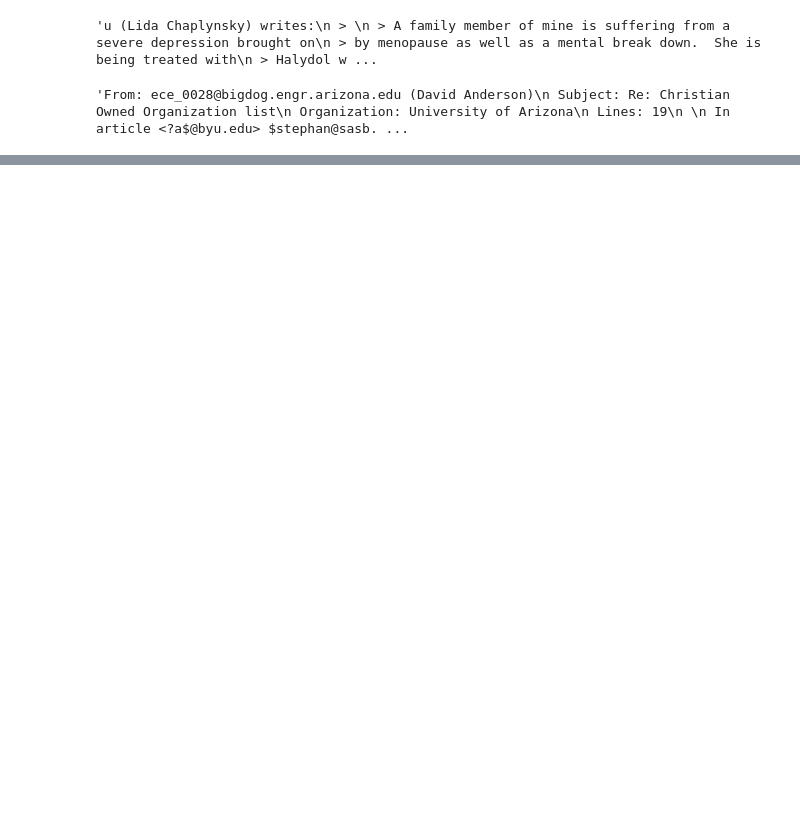
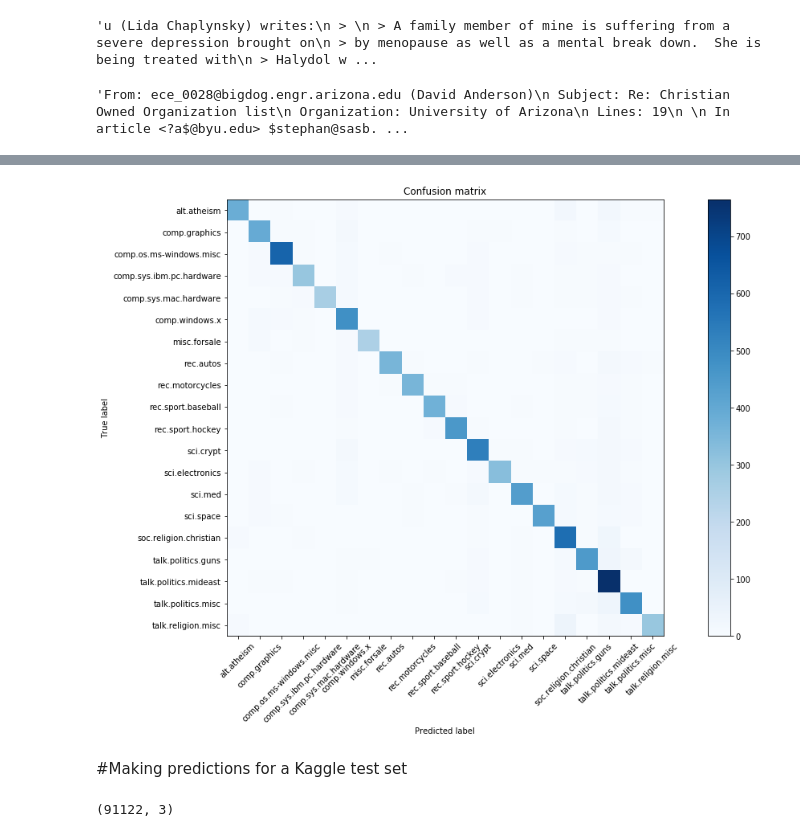
Before and after one commit to vyhuholl/ciphertext_multiclass_classification, a Jupyter notebook: 20_newsgroups_ciphertext.ipynb, the cells around one changed output, grey strips where cells are left out. Cells and saved outputs as stored; diff of their text form; code cells hidden in the pictures; blank space fills up the shorter version.

```diff
--- a/20_newsgroups_ciphertext.ipynb
+++ b/20_newsgroups_ciphertext.ipynb
@@ -219,0 +317,3 @@ f1_score(y_pred, y_test, average='macro')
+# %%
+X_train_encrypt, X_test_encrypt, y_train_encrypt, y_test_encrypt = train_test_split(df_encrypt['ciphertext'], df_encrypt['target'])
+pipeline_encrypt.fit(X_train_encrypt, y_train_encrypt)
@@ -219,0 +369,24 @@ f1_score(y_pred, y_test, average='macro')
+# %%
+target_names = ['alt.atheism', \
+                'comp.graphics', \
+                'comp.os.ms-windows.misc', \
+                'comp.sys.ibm.pc.hardware', \
+                'comp.sys.mac.hardware',
+                'comp.windows.x',
+                'misc.forsale',
+                'rec.autos',
+                'rec.motorcycles',
+                'rec.sport.baseball',
+                'rec.sport.hockey',
+                'sci.crypt',
+                'sci.electronics',
+                'sci.med',
+                'sci.space',
+                'soc.religion.christian',
+                'talk.politics.guns',
+                'talk.politics.mideast',
+                'talk.politics.misc',
+                'talk.religion.misc']
+# %%
+y_test = [target_names[i] for i in y_test]
+y_pred = [target_names[i] for i in y_pred]
@@ -219,0 +413,18 @@ f1_score(y_pred, y_test, average='macro')
+# %%
+def plot_confusion_matrix(cm, title='Confusion matrix', cmap=plt.cm.Blues):
+    plt.figure(figsize=(20,10))
+    plt.imshow(cm, interpolation='nearest', cmap=cmap)
+    plt.title(title)
+    plt.colorbar()
+    tick_marks = np.arange(len(target_names))
+    plt.xticks(tick_marks, target_names, rotation=45)
+    plt.yticks(tick_marks, target_names)
+    plt.ylabel('True label')
+    plt.xlabel('Predicted label')
+# %%
+cm = confusion_matrix(y_test, y_pred)
+plot_confusion_matrix(cm)
+# %% [output]
+[figure, added]
+# %% [markdown]
+#Making predictions for a Kaggle test set
@@ -219,0 +433,4 @@ f1_score(y_pred, y_test, average='macro')
+# %%
+X_test_final.shape
+# %% [output]
+(91122, 3)
```
Also changed, not shown: parts of 52 cells of this notebook, 1 other file.
